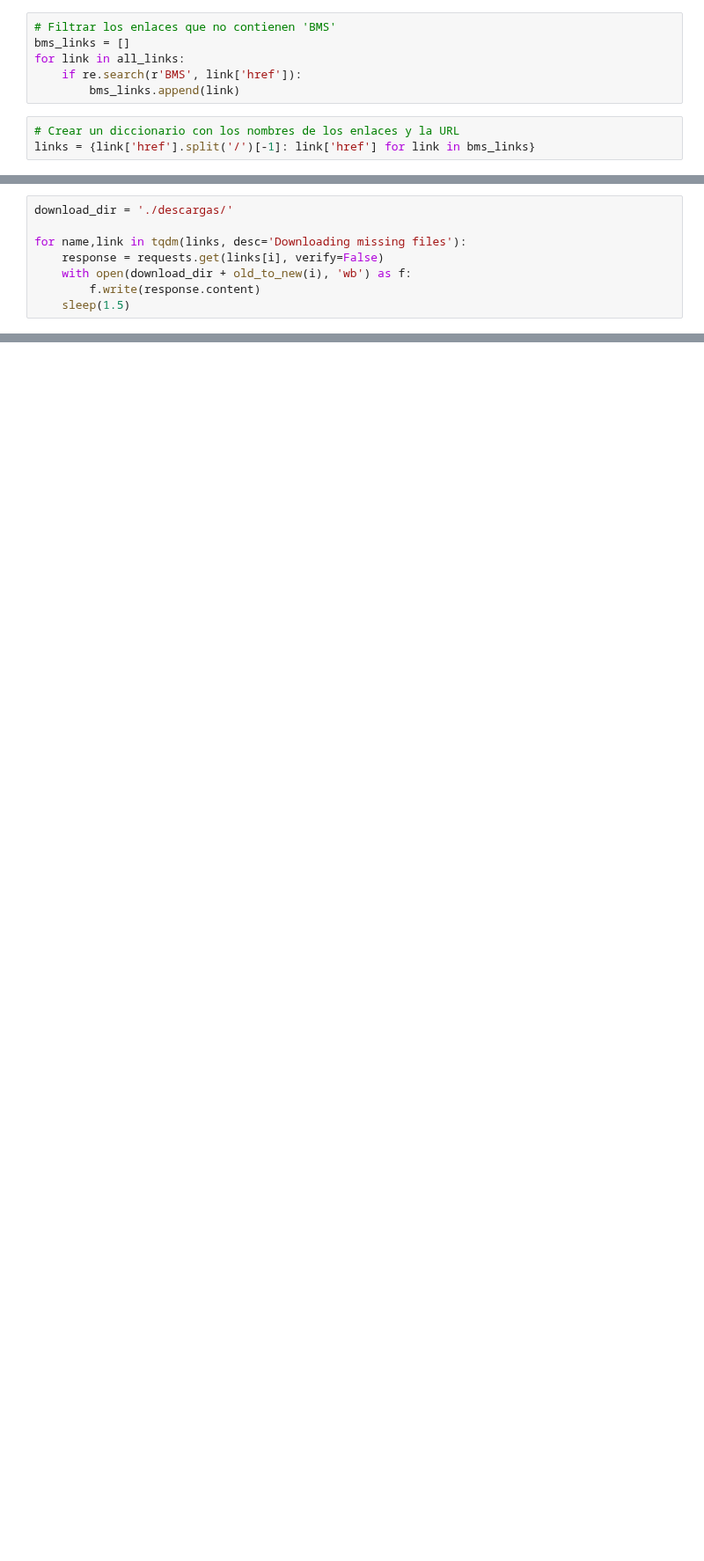
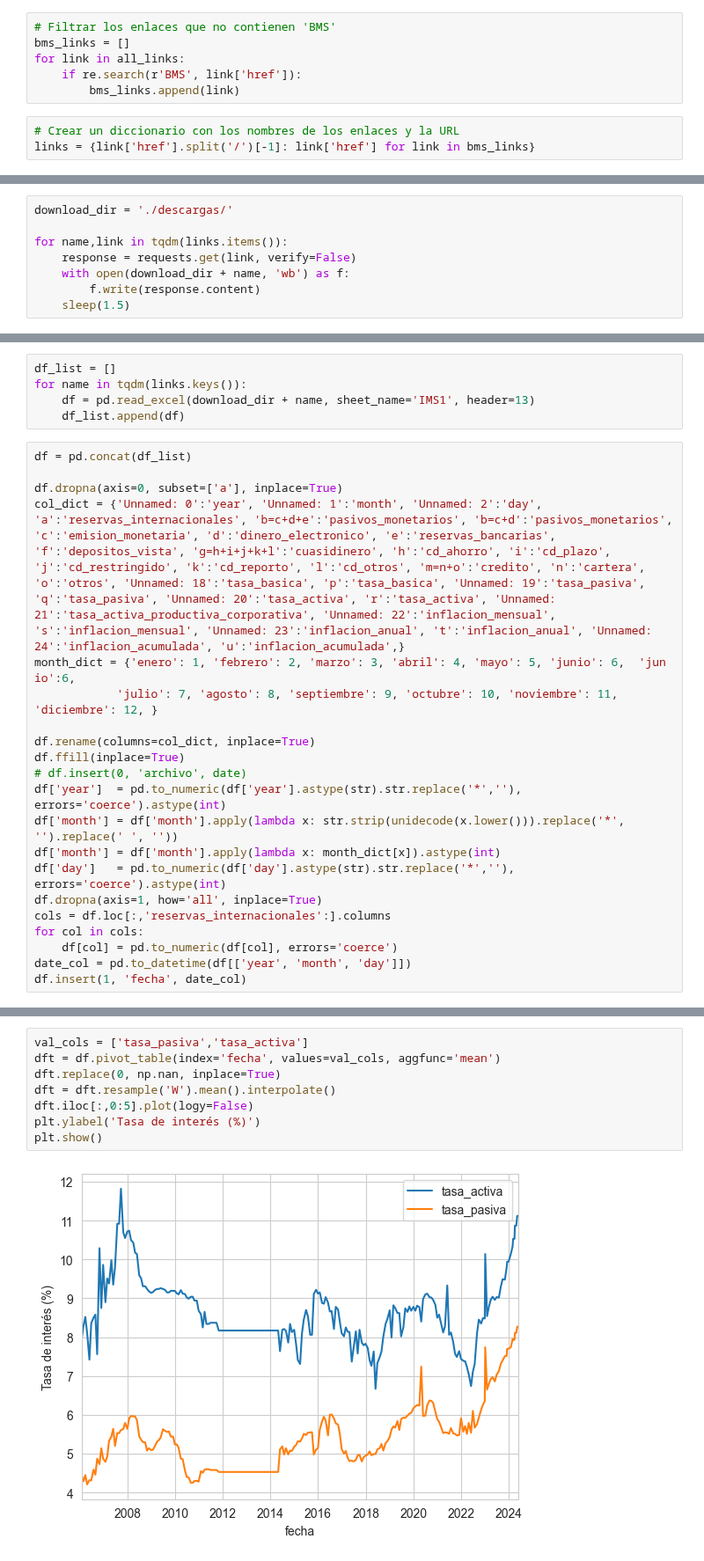
Before and after one commit to alejo-acosta/web-scraping, a Jupyter notebook: web-scraping-economía-UDLA.ipynb, the cells around one changed output, grey strips where cells are left out. Shown at 88% size. Drawn from its saved outputs; the diff is of its cells as text; blank space fills up the shorter version.

```diff
--- a/web-scraping-economía-UDLA.ipynb
+++ b/web-scraping-economía-UDLA.ipynb
@@ -150,8 +162,8 @@ links
 # %%
 download_dir = './descargas/'
 
-for name,link in tqdm(links, desc='Downloading missing files'):
-    response = requests.get(links[i], verify=False)
-    with open(download_dir + old_to_new(i), 'wb') as f:
+for name,link in tqdm(links.items()):
+    response = requests.get(link, verify=False)
+    with open(download_dir + name, 'wb') as f:
         f.write(response.content)
     sleep(1.5)
@@ -159,0 +170,26 @@ ValueError: too many values to unpack (expected 2)
+# %%
+df_list = []
+for name in tqdm(links.keys()):
+    df = pd.read_excel(download_dir + name, sheet_name='IMS1', header=13)
+    df_list.append(df)
+# %%
+df = pd.concat(df_list)
+
+df.dropna(axis=0, subset=['a'], inplace=True)
+col_dict = {'Unnamed: 0':'year', 'Unnamed: 1':'month', 'Unnamed: 2':'day', 'a':'reservas_internacionales', 'b=c+d+e':'pasivos_monetarios', 'b=c+d':'pasivos_monetarios', 'c':'emision_monetaria', 'd':'dinero_electronico', 'e':'reservas_bancarias', 'f':'depositos_vista', 'g=h+i+j+k+l':'cuasidinero', 'h':'cd_ahorro', 'i':'cd_plazo', 'j':'cd_restringido', 'k':'cd_reporto', 'l':'cd_otros', 'm=n+o':'credito', 'n':'cartera', 'o':'otros', 'Unnamed: 18':'tasa_basica', 'p':'tasa_basica', 'Unnamed: 19':'tasa_pasiva', 'q':'tasa_pasiva', 'Unnamed: 20':'tasa_activa', 'r':'tasa_activa', 'Unnamed: 21':'tasa_activa_productiva_corporativa', 'Unnamed: 22':'inflacion_mensual', 's':'inflacion_mensual', 'Unnamed: 23':'inflacion_anual', 't':'inflacion_anual', 'Unnamed: 24':'inflacion_acumulada', 'u':'inflacion_acumulada',}
+month_dict = {'enero': 1, 'febrero': 2, 'marzo': 3, 'abril': 4, 'mayo': 5, 'junio': 6,  'jun io':6,
+            'julio': 7, 'agosto': 8, 'septiembre': 9, 'octubre': 10, 'noviembre': 11, 'diciembre': 12, }
+
+df.rename(columns=col_dict, inplace=True)
+df.ffill(inplace=True)
+# df.insert(0, 'archivo', date)
+df['year']  = pd.to_numeric(df['year'].astype(str).str.replace('*',''), errors='coerce').astype(int)
+df['month'] = df['month'].apply(lambda x: str.strip(unidecode(x.lower())).replace('*', '').replace(' ', ''))
+df['month'] = df['month'].apply(lambda x: month_dict[x]).astype(int)
+df['day']   = pd.to_numeric(df['day'].astype(str).str.replace('*',''), errors='coerce').astype(int)
+df.dropna(axis=1, how='all', inplace=True)
+cols = df.loc[:,'reservas_internacionales':].columns
+for col in cols:
+    df[col] = pd.to_numeric(df[col], errors='coerce')
+date_col = pd.to_datetime(df[['year', 'month', 'day']])
+df.insert(1, 'fecha', date_col)
@@ -159,0 +212,10 @@ ValueError: too many values to unpack (expected 2)
+# %%
+val_cols = ['tasa_pasiva','tasa_activa']
+dft = df.pivot_table(index='fecha', values=val_cols, aggfunc='mean')
+dft.replace(0, np.nan, inplace=True)
+dft = dft.resample('W').mean().interpolate()
+dft.iloc[:,0:5].plot(logy=False)
+plt.ylabel('Tasa de interés (%)')
+plt.show()
+# %% [output]
+[figure, added]
```
Also changed, not shown: parts of 18 cells of this notebook, 12 other files.
